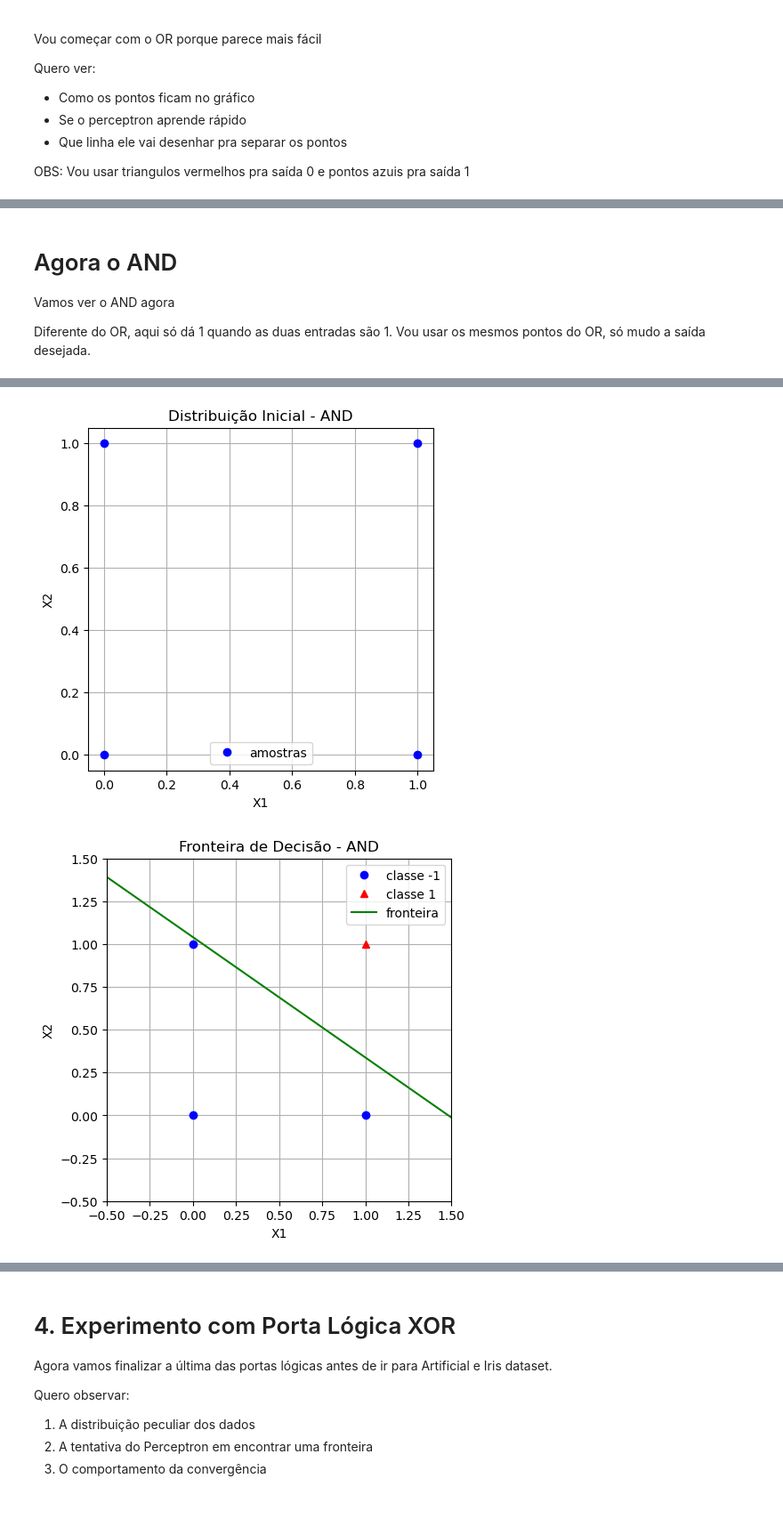
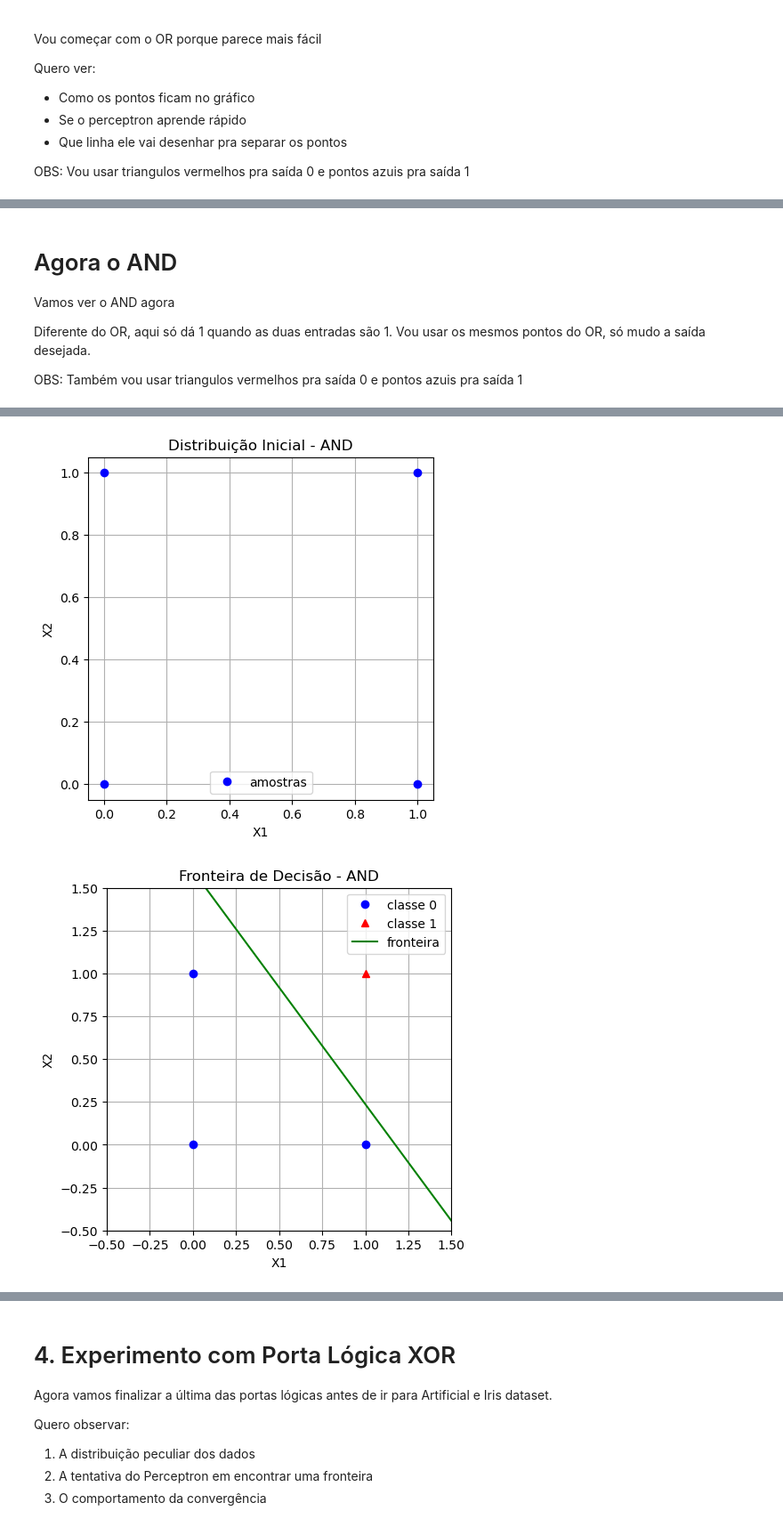
Before and after one commit to patrickcruzutfpr/redes-neurais-aula-02-perceptron, a Jupyter notebook: perceptron_simples.ipynb, the cells around one changed output, grey strips where cells are left out. Shown at 89% size. Saved outputs shown, nothing was run; the diff lists cells and outputs as text; code cells hidden in the pictures.

```diff
--- a/perceptron_simples.ipynb
+++ b/perceptron_simples.ipynb
@@ -89,45 +89,36 @@ def plot_decisao(X, D, W, titulo):
 def perceptron_simples(X, D, eta=0.1, max_epocas=1000):
     n_amostras, n_features = X.shape
     W = np.random.uniform(-0.5, 0.5, size=n_features + 1)
-
-    # normaliza rótulos para {-1, 1} internamente
-    D_pm1 = np.array(D, dtype=int)
-    uniq = np.unique(D_pm1)
-    if set(uniq) == {0, 1}:
-        D_pm1 = np.where(D_pm1 == 0, -1, 1)
 
     epocas = 0
     erro = True
     while erro and epocas < max_epocas:
         erro = False
         for i in range(n_amostras):
-            x = np.insert(X[i], 0, 1)
+            x = np.insert(X[i], 0, 1)  # bias = 1
             v = np.dot(W, x)
-            y = 1 if v >= 0 else -1
-            if y != D_pm1[i]:
-                W = W + eta * (D_pm1[i] - y) * x
+            y = 1 if v > 0 else 0  # saída em {0,1}
+            if y != D[i]:
+                W = W + eta * (D[i] - y) * x
                 erro = True
         epocas += 1
     return W, epocas, not erro
 # %% [markdown]
 ##### Previsao
 # %%
-def prever_perceptron(W, X, saida_pm1=False):
+def prever_perceptron(W, X):
     n_amostras = X.shape[0]
     Y = np.zeros(n_amostras, dtype=int)
     for i in range(n_amostras):
         x = np.insert(X[i], 0, 1)
         v = np.dot(W, x)
-        if saida_pm1:
-            Y[i] = 1 if v >= 0 else -1
-        else:
-            Y[i] = 1 if v >= 0 else 0
+        Y[i] = 1 if v > 0 else 0
     return Y
 # %% [markdown]
 #### Carregar dados CSC do diretorio datasets
 # %%
 def carregar_dados(arquivo):
-    """Carrega dados CSV de datasets/<arquivo>.csv e retorna X (X1,X2) e D."""
+    """Carrega dados CSV de datasets/<arquivo>.csv e retorna X (X1,X2) e D em {0,1}."""
     df = pd.read_csv(f"datasets/{arquivo}.csv")
     try:
         X = df[['X1', 'X2']].values
@@ -136,6 +127,11 @@ def carregar_dados(arquivo):
         # tenta com nomes em minúsculas
         X = df[['x1', 'x2']].values
         D = df['d'].values
+    D = D.astype(int)
+    # Converte {-1,1} para {0,1} se necessário
+    uniq = set(np.unique(D))
+    if -1 in uniq:
+        D = np.where(D <= 0, 0, 1)
     return X, D.astype(int)
 # %% [markdown]
 # Testando com OR
@@ -202,11 +197,12 @@ Vamos ver o AND agora
 
 Diferente do OR, aqui só dá 1 quando as duas entradas são 1.
 Vou usar os mesmos pontos do OR, só mudo a saída desejada.
+
+OBS: Também vou usar triangulos vermelhos pra saída 0 e pontos azuis pra saída 1
 # %%
 # Carregando dados do AND
 print("Carregando dados do AND...")
 X, D_AND = carregar_dados('and')
-saida_pm1 = np.any(D_AND == -1)
 print(f"Formato dos dados: {X.shape}")
 print("\nPrimeiras linhas dos dados:")
 print("X1  X2   D")
@@ -218,7 +214,7 @@ plot_dados(X, D_AND, 'Distribuição Inicial - AND')
 
 # Treinamento
 W, e, c = perceptron_simples(X, D_AND, eta=0.1, max_epocas=100)
-Y_pred = prever_perceptron(W, X, saida_pm1=saida_pm1)
+Y_pred = prever_perceptron(W, X)
 acc = (Y_pred == D_AND).mean()
 print('\nResultados do treinamento:')
 print('Pesos finais:', W)
@@ -248,3 +244,3 @@ Previsões: [-1 -1 -1  1]
 Acurácia: 100.0%
 [figure]
-[figure, old version]
+[figure, new version]
```
Also changed, not shown: parts of 5 cells of this notebook.
